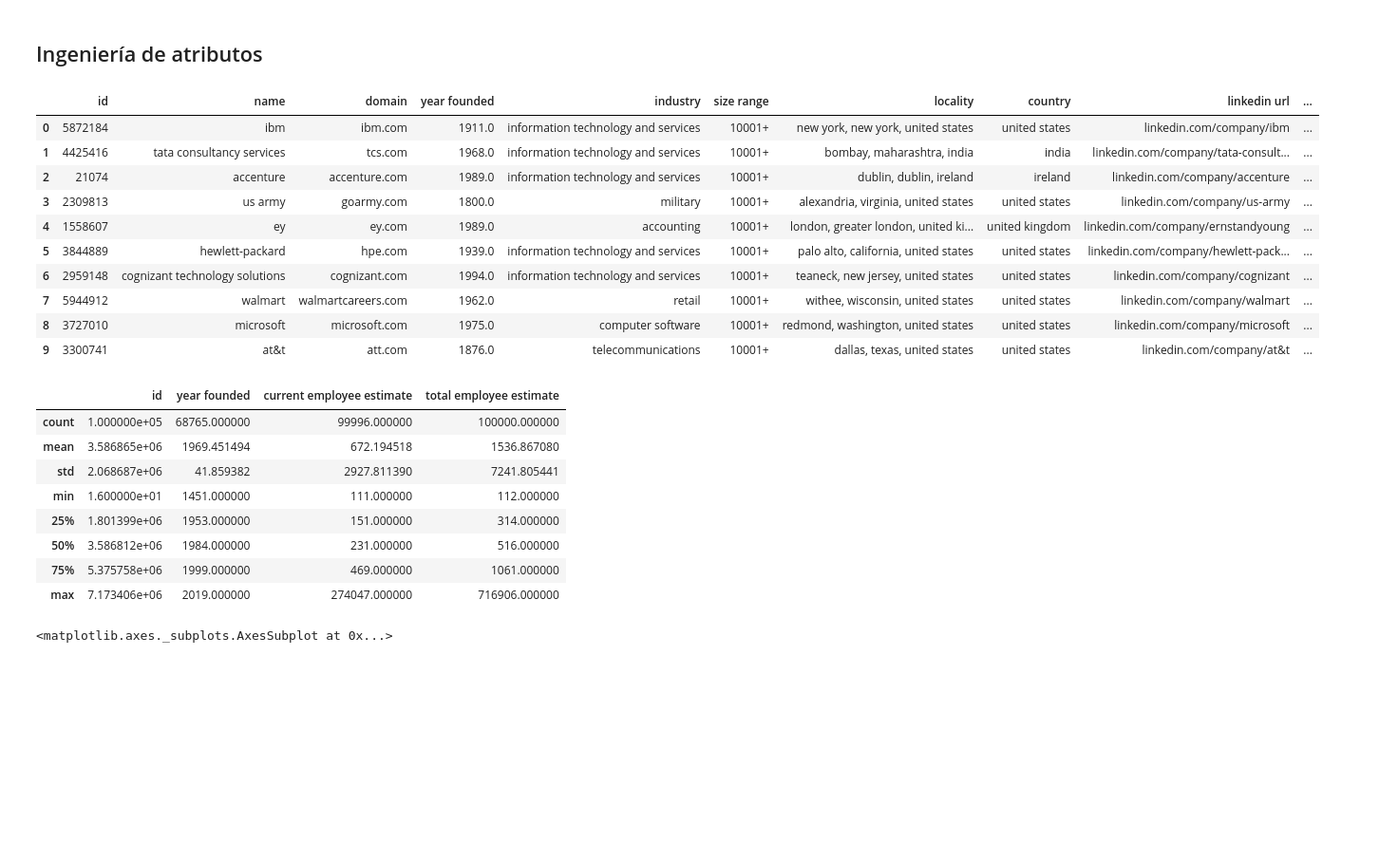
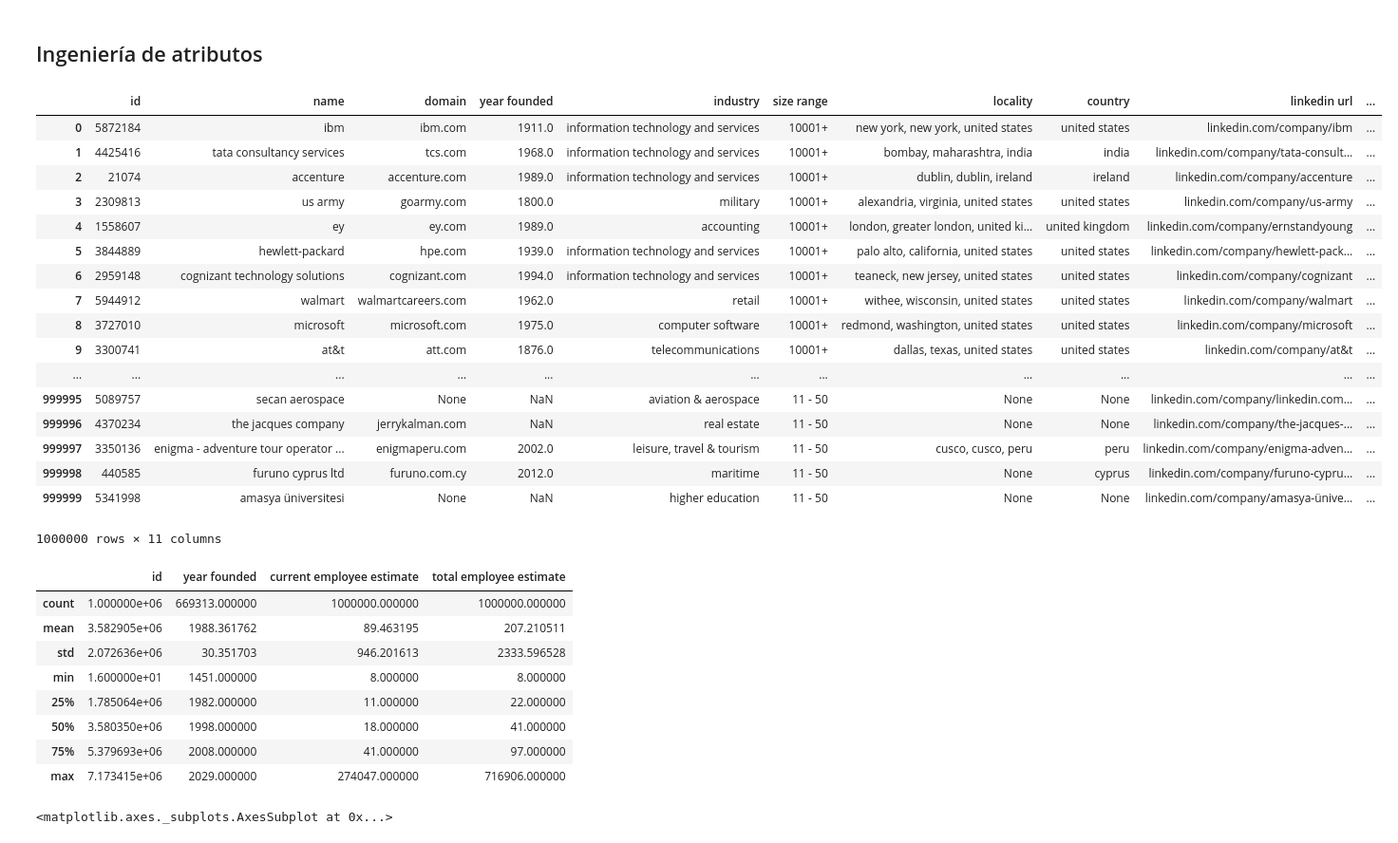
Before and after one commit to fernandasecinaroinnovant/bigdata-obl, a Jupyter notebook: obligatorio_companies.ipynb, the cells around one changed output. Shown at 95% size. Saved outputs shown, nothing was run; the diff lists cells and outputs as text; code cells hidden in the pictures; blank space fills up the shorter version.

```diff
--- a/obligatorio_companies.ipynb
+++ b/obligatorio_companies.ipynb
@@ -118,34 +118,41 @@ root
 # %% [markdown]
 ## Ingeniería de atributos
 # %%
-companies_limited = companies.limit(100000)
+companies_limited = companies.limit(1000000)
 companies_pandas = companies_limited.toPandas() #Creamos este dataframe pandas para mejor visualización de datos
 # %%
-companies_pandas.head(10)
+companies_pandas
 # %% [output]
 |  | id | name | domain | year founded | industry | size range | locality | country | linkedin url | ... |
 | 0 | 5872184 | ibm | ibm.com | 1911.0 | information technology and services | 10001+ | new york, new york, united states | united states | linkedin.com/company/ibm | ... |
 | 1 | 4425416 | tata consultancy services | tcs.com | 1968.0 | information technology and services | 10001+ | bombay, maharashtra, india | india | linkedin.com/company/tata-consult... | ... |
 | 2 | 21074 | accenture | accenture.com | 1989.0 | information technology and services | 10001+ | dublin, dublin, ireland | ireland | linkedin.com/company/accenture | ... |
 | 3 | 2309813 | us army | goarmy.com | 1800.0 | military | 10001+ | alexandria, virginia, united states | united states | linkedin.com/company/us-army | ... |
 | 4 | 1558607 | ey | ey.com | 1989.0 | accounting | 10001+ | london, greater london, united ki... | united kingdom | linkedin.com/company/ernstandyoung | ... |
 | 5 | 3844889 | hewlett-packard | hpe.com | 1939.0 | information technology and services | 10001+ | palo alto, california, united states | united states | linkedin.com/company/hewlett-pack... | ... |
 | 6 | 2959148 | cognizant technology solutions | cognizant.com | 1994.0 | information technology and services | 10001+ | teaneck, new jersey, united states | united states | linkedin.com/company/cognizant | ... |
 | 7 | 5944912 | walmart | walmartcareers.com | 1962.0 | retail | 10001+ | withee, wisconsin, united states | united states | linkedin.com/company/walmart | ... |
 | 8 | 3727010 | microsoft | microsoft.com | 1975.0 | computer software | 10001+ | redmond, washington, united states | united states | linkedin.com/company/microsoft | ... |
 | 9 | 3300741 | at&t | att.com | 1876.0 | telecommunications | 10001+ | dallas, texas, united states | united states | linkedin.com/company/at&t | ... |
+| ... | ... | ... | ... | ... | ... | ... | ... | ... | ... | ... |
+| 999995 | 5089757 | secan aerospace | None | NaN | aviation & aerospace | 11 - 50 | None | None | linkedin.com/company/linkedin.com... | ... |
+| 999996 | 4370234 | the jacques company | jerrykalman.com | NaN | real estate | 11 - 50 | None | None | linkedin.com/company/the-jacques-... | ... |
+| 999997 | 3350136 | enigma - adventure tour operator ... | enigmaperu.com | 2002.0 | leisure, travel & tourism | 11 - 50 | cusco, cusco, peru | peru | linkedin.com/company/enigma-adven... | ... |
+| 999998 | 440585 | furuno cyprus ltd | furuno.com.cy | 2012.0 | maritime | 11 - 50 | None | cyprus | linkedin.com/company/furuno-cypru... | ... |
+| 999999 | 5341998 | amasya üniversitesi | None | NaN | higher education | 11 - 50 | None | None | linkedin.com/company/amasya-ünive... | ... |
+1000000 rows × 11 columns
 # %%
 companies_pandas.describe() #vemos la descripción estadística de los datos numéricos
 # %% [output]
 |  | id | year founded | current employee estimate | total employee estimate |
-| count | 1.000000e+05 | 68765.000000 | 99996.000000 | 100000.000000 |
-| mean | 3.586865e+06 | 1969.451494 | 672.194518 | 1536.867080 |
-| std | 2.068687e+06 | 41.859382 | 2927.811390 | 7241.805441 |
-| min | 1.600000e+01 | 1451.000000 | 111.000000 | 112.000000 |
-| 25% | 1.801399e+06 | 1953.000000 | 151.000000 | 314.000000 |
-| 50% | 3.586812e+06 | 1984.000000 | 231.000000 | 516.000000 |
-| 75% | 5.375758e+06 | 1999.000000 | 469.000000 | 1061.000000 |
-| max | 7.173406e+06 | 2019.000000 | 274047.000000 | 716906.000000 |
+| count | 1.000000e+06 | 669313.000000 | 1000000.000000 | 1000000.000000 |
+| mean | 3.582905e+06 | 1988.361762 | 89.463195 | 207.210511 |
+| std | 2.072636e+06 | 30.351703 | 946.201613 | 2333.596528 |
+| min | 1.600000e+01 | 1451.000000 | 8.000000 | 8.000000 |
+| 25% | 1.785064e+06 | 1982.000000 | 11.000000 | 22.000000 |
+| 50% | 3.580350e+06 | 1998.000000 | 18.000000 | 41.000000 |
+| 75% | 5.379693e+06 | 2008.000000 | 41.000000 | 97.000000 |
+| max | 7.173415e+06 | 2029.000000 | 274047.000000 | 716906.000000 |
 # %%
 #hacemos un mapa de calor para ver las correlaciones entre los atributos que tenemos
 corr = companies_pandas.corr()
```
Also changed, not shown: parts of 89 cells of this notebook, 2 other files.
